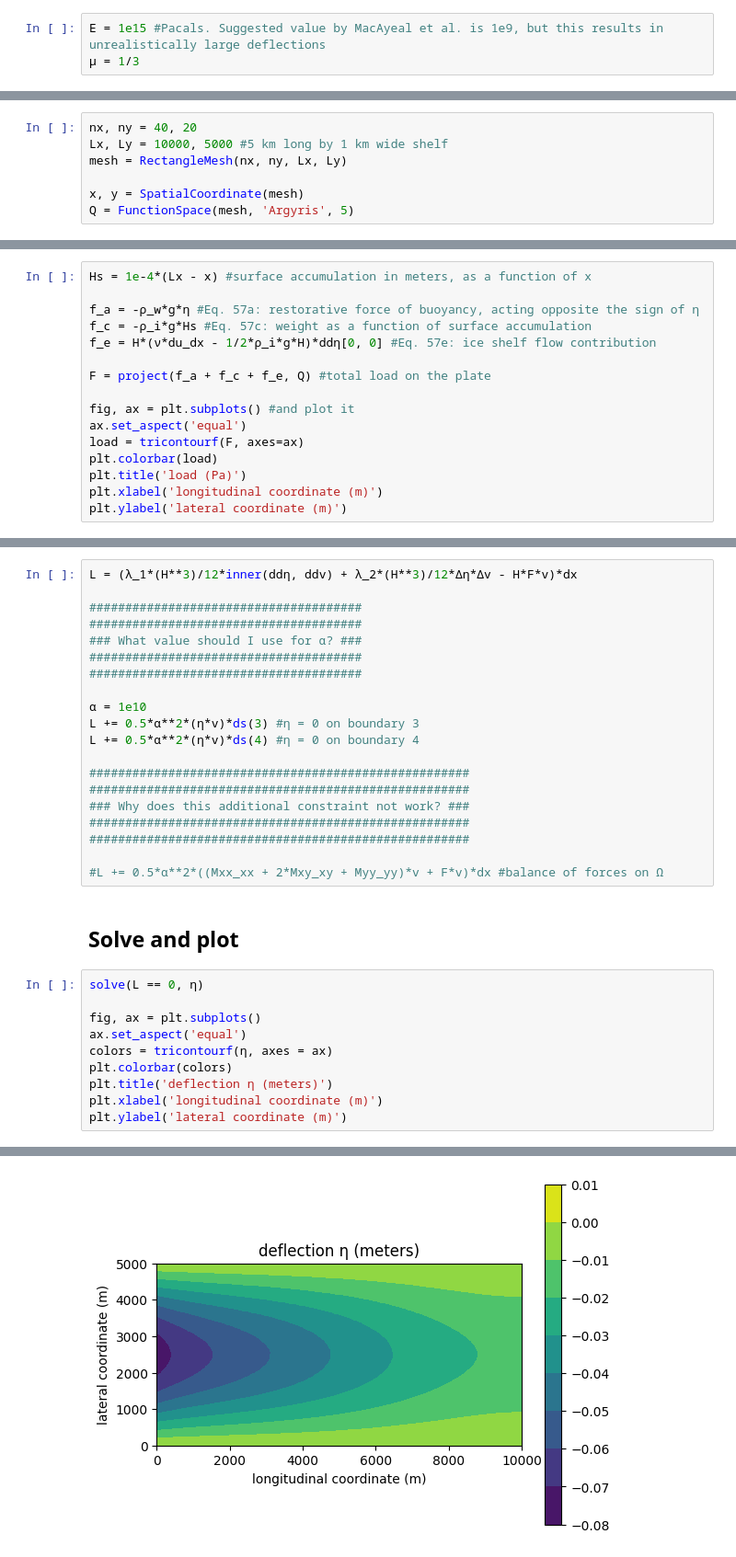
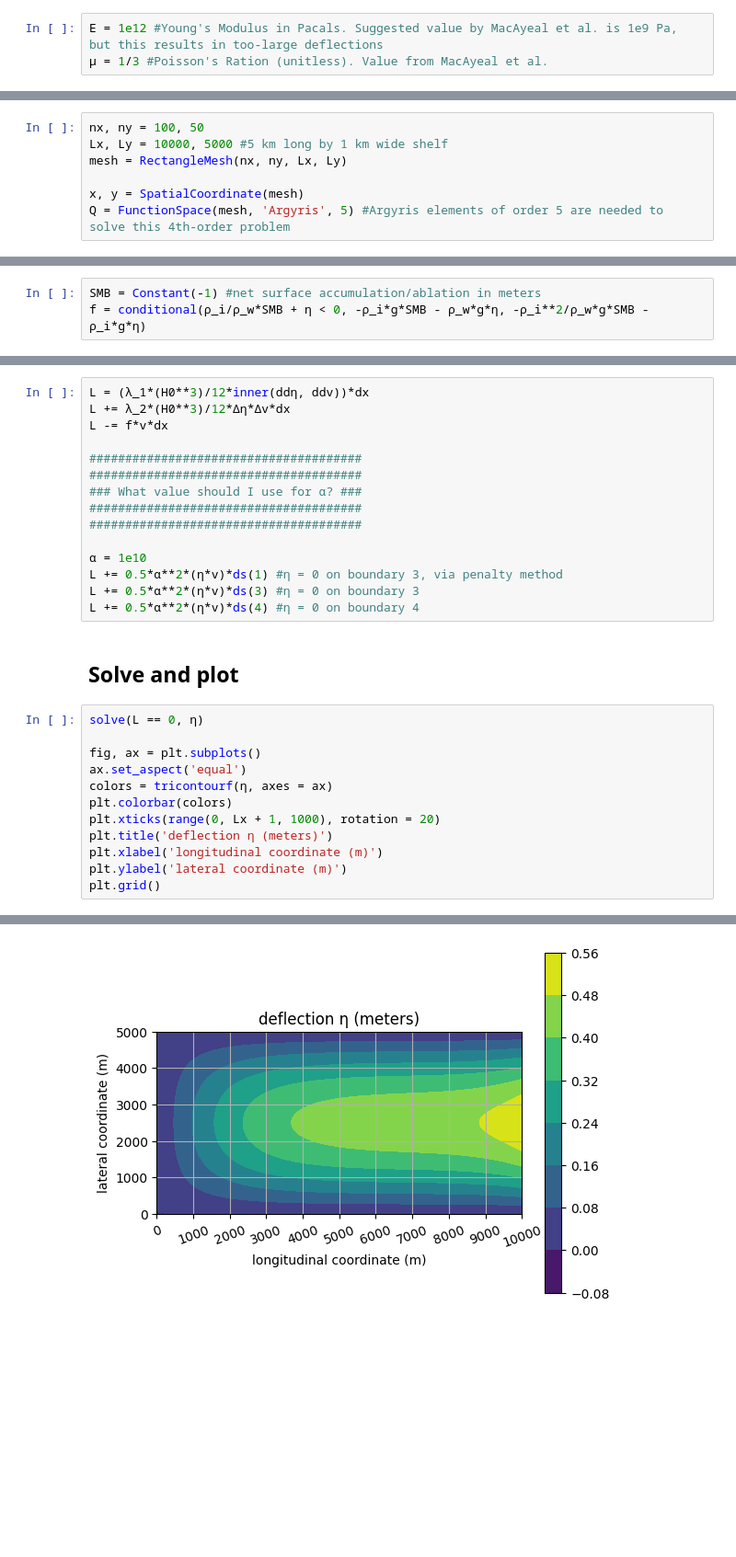
Before and after one commit to chrismiele/weird_flex, a Jupyter notebook: kirchhoff_plate.ipynb, the cells around one changed output, grey strips where cells are left out. Shown at 92% size. Cells and saved outputs as stored; diff of their text form; blank space fills up the shorter version.

```diff
--- a/kirchhoff_plate.ipynb
+++ b/kirchhoff_plate.ipynb
@@ -50,4 +31,4 @@ I've verified term-by-term that this is equivalent to the representation given a
 # %%
-E = 1e15 #Pacals. Suggested value by MacAyeal et al. is 1e9, but this results in unrealistically large deflections
-μ = 1/3
+E = 1e12 #Young's Modulus in Pacals. Suggested value by MacAyeal et al. is 1e9 Pa, but this results in too-large deflections
+μ = 1/3 #Poisson's Ration (unitless). Value from MacAyeal et al.
 # %% [markdown]
@@ -74,10 +69,10 @@ $$\Pi(\eta, v) = \lambda_1\frac{H^3}{12}\int_{x, y}\nabla^2\eta : \nabla^2 v dxd
 # %%
-nx, ny = 40, 20
+nx, ny = 100, 50
 Lx, Ly = 10000, 5000 #5 km long by 1 km wide shelf
 mesh = RectangleMesh(nx, ny, Lx, Ly)
 
 x, y = SpatialCoordinate(mesh)
-Q = FunctionSpace(mesh, 'Argyris', 5)
+Q = FunctionSpace(mesh, 'Argyris', 5) #Argyris elements of order 5 are needed to solve this 4th-order problem
 # %% [markdown]
 ## Physical parameters
 # %%
@@ -121,16 +113,3 @@ We can find examples of various loads in Eq. 57 of MacAyeal et al. For example,
 # %%
-Hs = 1e-4*(Lx - x) #surface accumulation in meters, as a function of x
-
-f_a = -ρ_w*g*η #Eq. 57a: restorative force of buoyancy, acting opposite the sign of η
-f_c = -ρ_i*g*Hs #Eq. 57c: weight as a function of surface accumulation
-f_e = H*(ν*du_dx - 1/2*ρ_i*g*H)*ddη[0, 0] #Eq. 57e: ice shelf flow contribution
-
-F = project(f_a + f_c + f_e, Q) #total load on the plate
-
-fig, ax = plt.subplots() #and plot it
-ax.set_aspect('equal')
-load = tricontourf(F, axes=ax)
-plt.colorbar(load)
-plt.title('load (Pa)')
-plt.xlabel('longitudinal coordinate (m)')
-plt.ylabel('lateral coordinate (m)')
+SMB = Constant(-1) #net surface accumulation/ablation in meters
+f = conditional(ρ_i/ρ_w*SMB + η < 0, -ρ_i*g*SMB - ρ_w*g*η, -ρ_i**2/ρ_w*g*SMB - ρ_i*g*η)
@@ -152,5 +124,7 @@ where $M$ relates to $\nabla^2\eta$ as specified two cells above. I'll also impo
 # %%
-L = (λ_1*(H**3)/12*inner(ddη, ddv) + λ_2*(H**3)/12*Δη*Δv - H*F*v)*dx
+L = (λ_1*(H0**3)/12*inner(ddη, ddv))*dx
+L += λ_2*(H0**3)/12*Δη*Δv*dx
+L -= f*v*dx
 
 ######################################
 ######################################
@@ -159,16 +133,9 @@ L = (λ_1*(H**3)/12*inner(ddη, ddv) + λ_2*(H**3)/12*Δη*Δv - H*F*v)*dx
 ######################################
 
 α = 1e10
+L += 0.5*α**2*(η*v)*ds(1) #η = 0 on boundary 3, via penalty method
 L += 0.5*α**2*(η*v)*ds(3) #η = 0 on boundary 3
 L += 0.5*α**2*(η*v)*ds(4) #η = 0 on boundary 4
-
-#####################################################
-#####################################################
-### Why does this additional constraint not work? ###
-#####################################################
-#####################################################
-
-#L += 0.5*α**2*((Mxx_xx + 2*Mxy_xy + Myy_yy)*v + F*v)*dx #balance of forces on Ω
 # %% [markdown]
 ## Solve and plot
 # %%
@@ -178,7 +145,9 @@ fig, ax = plt.subplots()
 ax.set_aspect('equal')
 colors = tricontourf(η, axes = ax)
 plt.colorbar(colors)
+plt.xticks(range(0, Lx + 1, 1000), rotation = 20)
 plt.title('deflection η (meters)')
 plt.xlabel('longitudinal coordinate (m)')
 plt.ylabel('lateral coordinate (m)')
+plt.grid()
 # %% [output]
@@ -186 +154 @@ Text(0, 0.5, 'lateral coordinate (m)')
-[figure, old version]
+[figure, new version]
```
Also changed, not shown: parts of 21 cells of this notebook.
